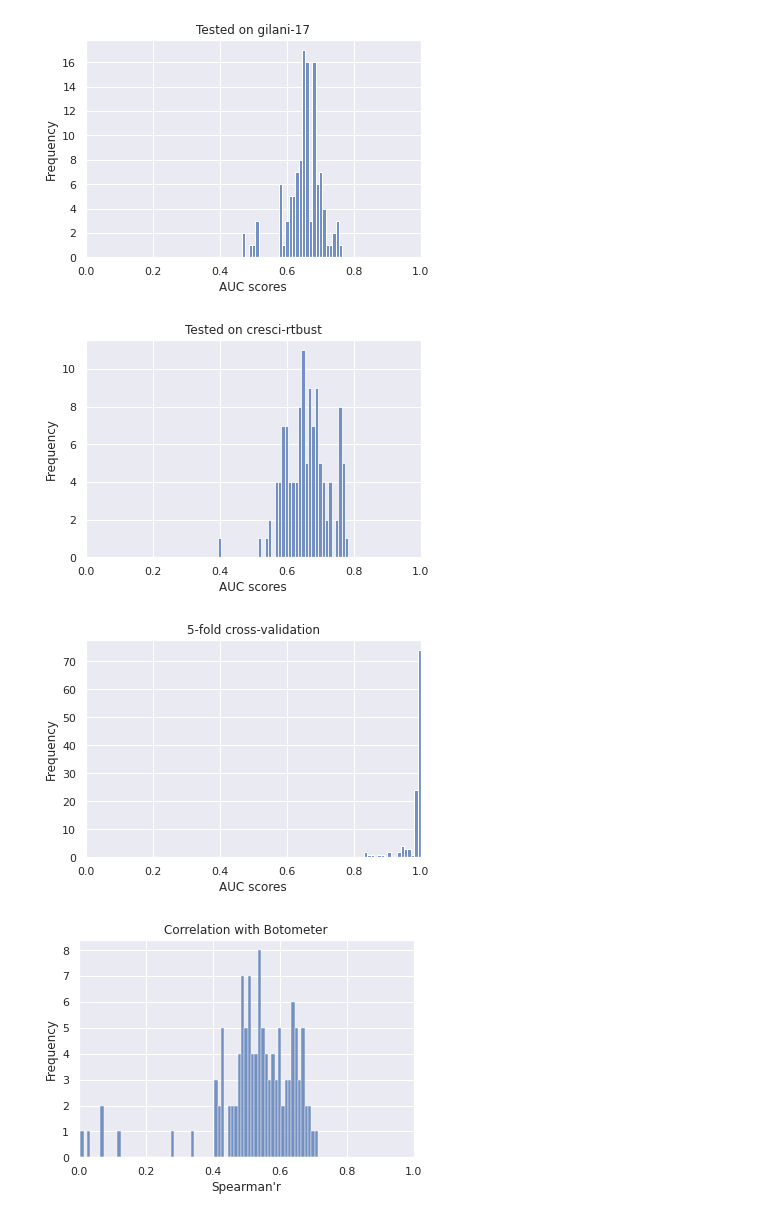
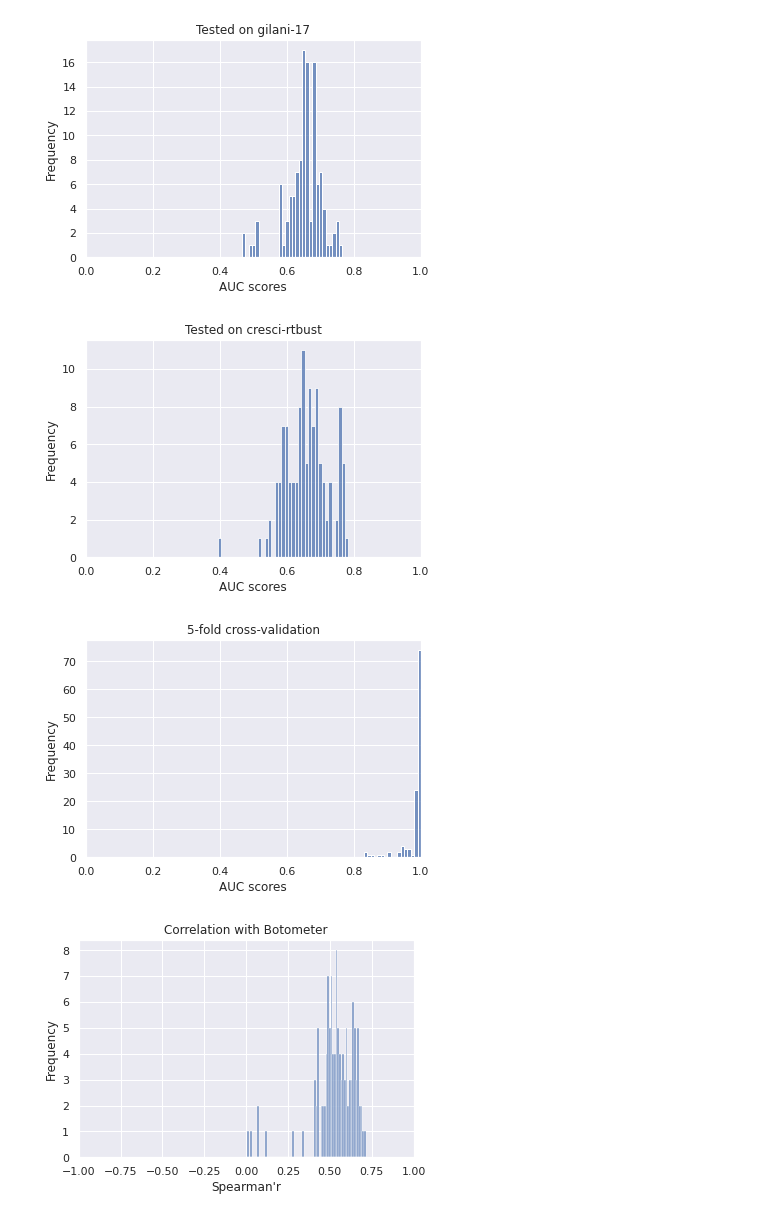
Before and after one commit to KatrinaLiqy/SocialBotDetection, a Jupyter notebook: DataPlot.ipynb, the cells around one changed output. Drawn from its saved outputs; the diff is of its cells as text; code cells hidden in the pictures.

Commit message:
Removed Drive dependency and fix axis of spearman r

```diff
--- a/DataPlot.ipynb
+++ b/DataPlot.ipynb
@@ -26,22 +1,30 @@ Mounted at /content/drive
+# %%
+import pandas as pd
+import seaborn as sns
+import matplotlib.pyplot as plt
+
+results_path = "./results/5_final_results/"
+
+sns.set_theme()
 # %%
-results = pd.read_csv(GOOGLE_DRIVE_PATH + '/mean.csv')
+results = pd.read_csv(results_path + '/mean.csv')
 # %%
 p = sns.histplot(data=results, x="botwiki-verified", binwidth=0.01).set(title='Tested on botwiki-verified', xlabel='AUC scores', ylabel='Frequency', xlim=(0.0,1.0))
 plt.show()
 p = sns.histplot(data=results, x="midterm-18", binwidth=0.01).set(title='Tested on midterm-18', xlabel='AUC scores', ylabel='Frequency', xlim=(0.0,1.0))
 plt.show()
 p = sns.histplot(data=results, x="gilani-17", binwidth=0.01).set(title='Tested on gilani-17', xlabel='AUC scores', ylabel='Frequency', xlim=(0.0,1.0))
 plt.show()
 p = sns.histplot(data=results, x="cresci-rtbust", binwidth=0.01).set(title='Tested on cresci-rtbust', xlabel='AUC scores', ylabel='Frequency', xlim=(0.0,1.0))
 plt.show()
 p = sns.histplot(data=results, x="5-fold_cross-validation", binwidth=0.01).set(title='5-fold cross-validation', xlabel='AUC scores', ylabel='Frequency', xlim=(0.0,1.0))
 plt.show()
-p = sns.histplot(data=results, x="spearman_r", binwidth=0.01).set(title='Correlation with Botometer', xlabel='Spearman\'r', ylabel='Frequency', xlim=(0.0,1.0))
+p = sns.histplot(data=results, x="spearman_r", binwidth=0.01).set(title='Correlation with Botometer', xlabel='Spearman\'r', ylabel='Frequency', xlim=(-1.0,1.0))
 plt.show()
 # %% [output]
 [figure]
 [figure]
 [figure]
 [figure]
 [figure]
-[figure, old version]
+[figure, new version]
```
Also changed, not shown: parts of 2 cells of this notebook.
